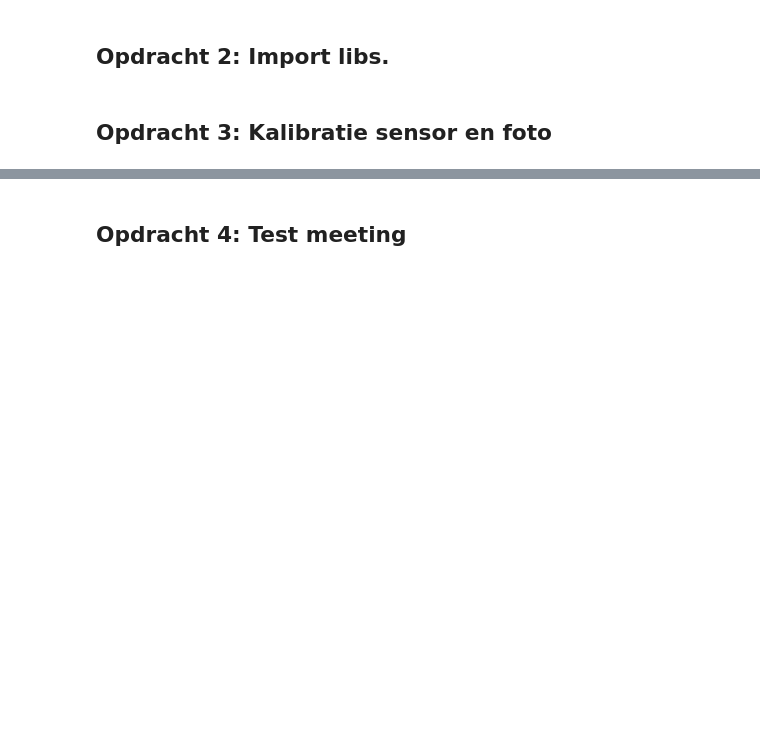
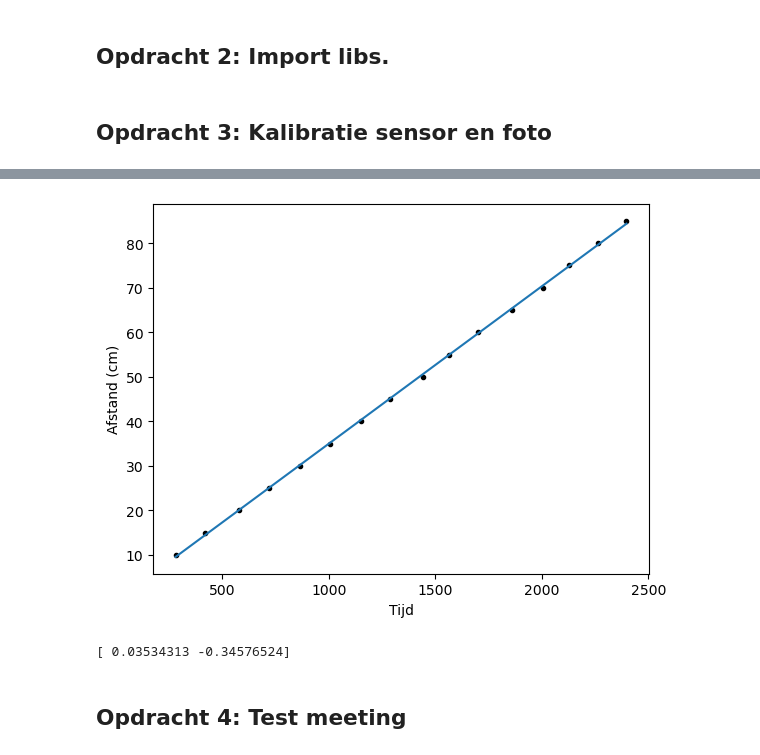
Before and after one commit to AnnetMoeleker/opdrachten-DEF-D, a Jupyter notebook: FysiekeOntwerpopdrachten/4OntwerpEenAlgoritmeEchoAkoestisch/DEFOntwerpopdracht4AlgoritmeInvulTemplate.ipynb, the cells around one changed output, grey strips where cells are left out. Saved outputs shown, nothing was run; the diff lists cells and outputs as text; code cells hidden in the pictures; blank space fills up the shorter version.

```diff
--- a/FysiekeOntwerpopdrachten/4OntwerpEenAlgoritmeEchoAkoestisch/DEFOntwerpopdracht4AlgoritmeInvulTemplate.ipynb
+++ b/FysiekeOntwerpopdrachten/4OntwerpEenAlgoritmeEchoAkoestisch/DEFOntwerpopdracht4AlgoritmeInvulTemplate.ipynb
@@ -45,5 +46,26 @@ kalibratie-opstelling groep [nummer]
 # %%
 # verwerk hier jullie kalibratiemetingen
+
+distance = np.array([10,15,20, 25,30,35,40,45,50,55,60,65,70,75,80,85])
+time = np.array([280,418, 580, 720,863,1005,1151,1287,1440,1563,1700,1860,2005,2128,2263,2397])
+
+def fit_function(time, a, b):
+    return a * time + b
+val, cov = curve_fit(fit_function, time, distance )
+t_fit = np.linspace(min(time),max(time),100)
+s_fit = fit_function(t_fit,*val)
+
+plt.figure()
+plt.xlabel('Tijd')
+plt.ylabel('Afstand (cm)')
+plt.plot(time, distance, 'k.')
+plt.plot(t_fit, s_fit)
+plt.show()
+
+print(val)
+# %% [output]
+[figure, added]
+[ 0.03534313 -0.34576524]
 # %% [markdown]
 ## Opdracht 4: Test meeting
 # %%
```
Also changed, not shown: parts of 5 cells of this notebook, 4 other files.
